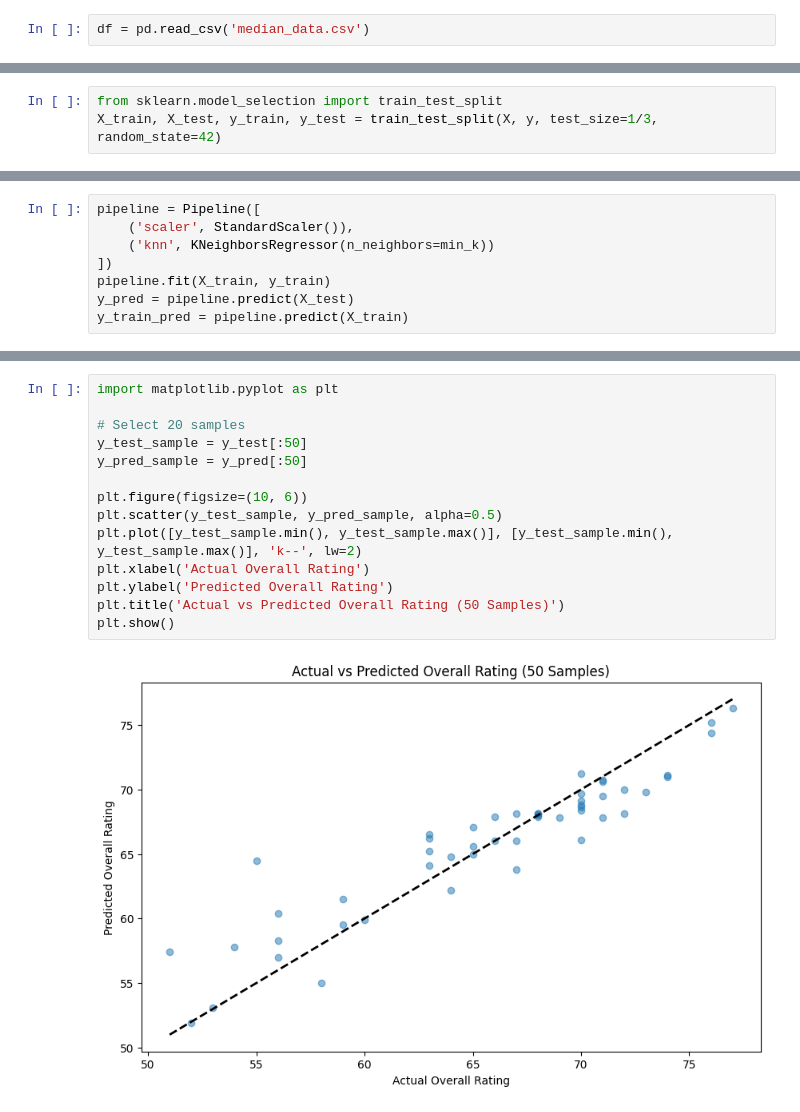
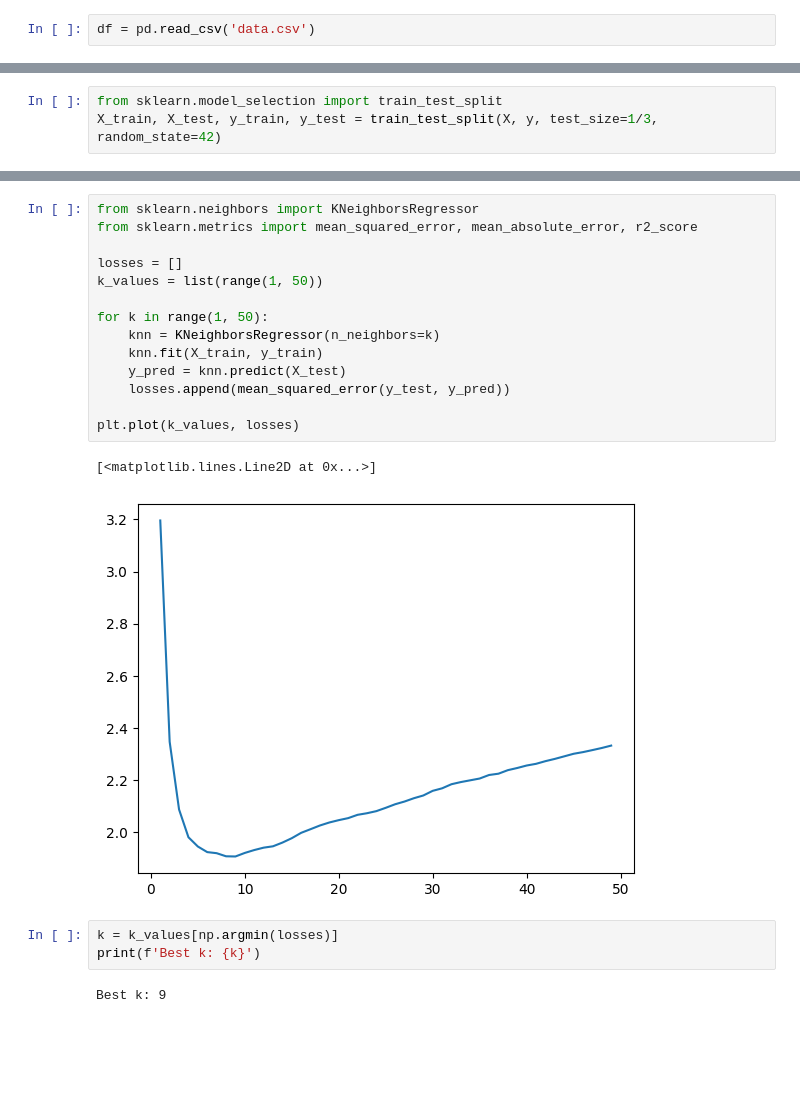
Before and after one commit to nttrung612/Football_Players_Rating_Prediction, a Jupyter notebook: knn.ipynb, the cells around one changed output, grey strips where cells are left out. Cells and saved outputs as stored; diff of their text form; blank space fills up the shorter version.

```diff
--- a/knn.ipynb
+++ b/knn.ipynb
@@ -5,6 +4,6 @@ import seaborn as sns
 import matplotlib.pyplot as plt
 # %%
-df = pd.read_csv('median_data.csv')
+df = pd.read_csv('data.csv')
 # %%
 X = df.drop('overall_rating', axis=1)
 y = df['overall_rating']
@@ -46,8 +12,0 @@ Minimum loss: 4.82893364532843
-# %%
-pipeline = Pipeline([
-    ('scaler', StandardScaler()),
-    ('knn', KNeighborsRegressor(n_neighbors=min_k))
-])
-pipeline.fit(X_train, y_train)
-y_pred = pipeline.predict(X_test)
-y_train_pred = pipeline.predict(X_train)
@@ -122,16 +13,22 @@ MAE trung bình: 2.073 ± 0.570
-# %%
-import matplotlib.pyplot as plt
-
-# Select 20 samples
-y_test_sample = y_test[:50]
-y_pred_sample = y_pred[:50]
-
-plt.figure(figsize=(10, 6))
-plt.scatter(y_test_sample, y_pred_sample, alpha=0.5)
-plt.plot([y_test_sample.min(), y_test_sample.max()], [y_test_sample.min(), y_test_sample.max()], 'k--', lw=2)
-plt.xlabel('Actual Overall Rating')
-plt.ylabel('Predicted Overall Rating')
-plt.title('Actual vs Predicted Overall Rating (50 Samples)')
-plt.show()
-# %% [output]
-[figure, removed]
+# %%
+from sklearn.neighbors import KNeighborsRegressor
+from sklearn.metrics import mean_squared_error, mean_absolute_error, r2_score
+
+losses = []
+k_values = list(range(1, 50))
+
+for k in range(1, 50):
+    knn = KNeighborsRegressor(n_neighbors=k)
+    knn.fit(X_train, y_train)
+    y_pred = knn.predict(X_test)
+    losses.append(mean_squared_error(y_test, y_pred))
+
+plt.plot(k_values, losses)
+# %% [output]
+[<matplotlib.lines.Line2D at 0x...>]
+[figure, added]
+# %%
+k = k_values[np.argmin(losses)]
+print(f'Best k: {k}')
+# %% [output]
+Best k: 9
```
Also changed, not shown: parts of 7 cells of this notebook, 13 other files.
